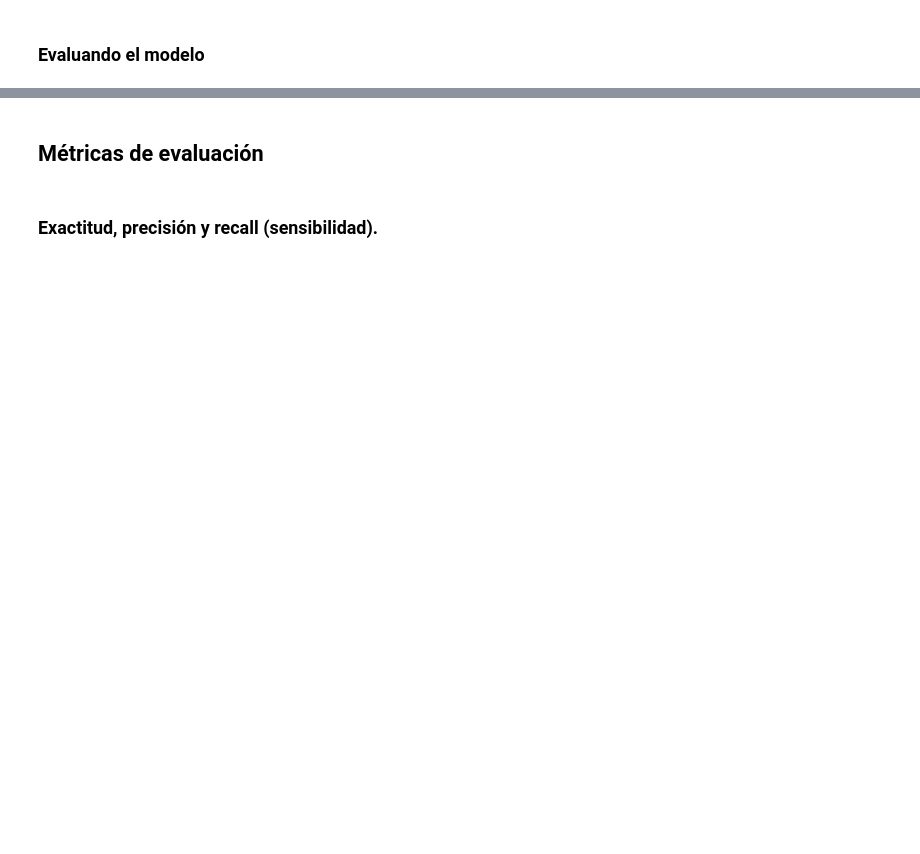
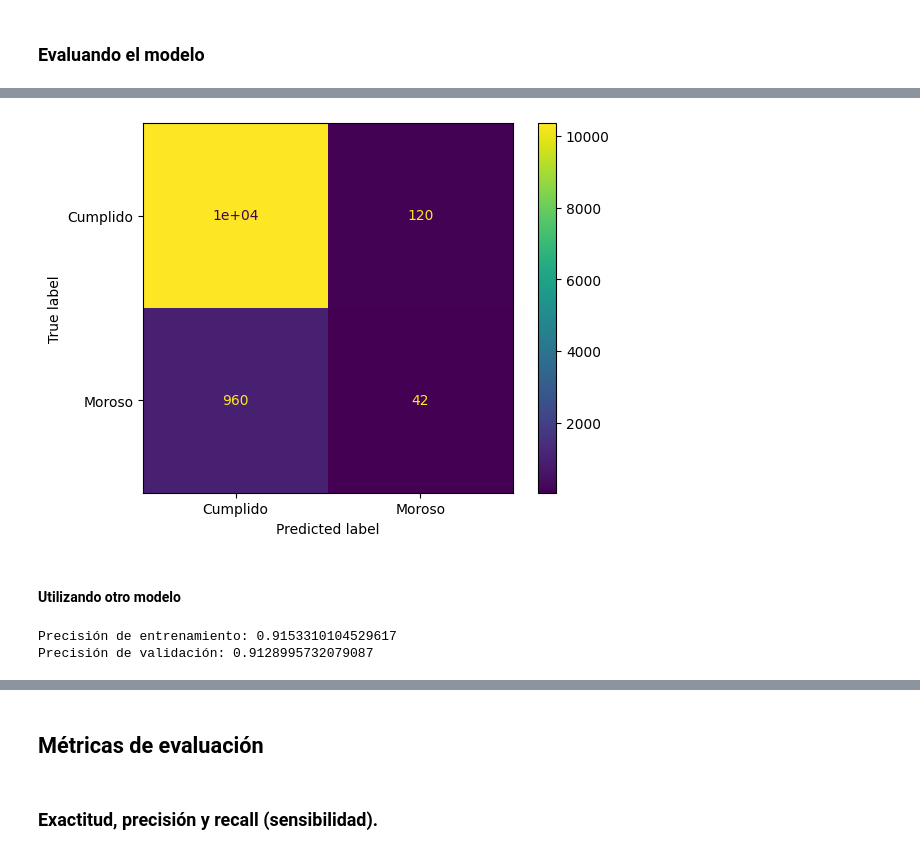
Before and after one commit to Starleen1996/Machine_Learning_modelos, a Jupyter notebook: Clasificacion_validacion_y_metricas.ipynb, the cells around one changed output, grey strips where cells are left out. Cells and saved outputs as stored; diff of their text form; code cells hidden in the pictures; blank space fills up the shorter version.

```diff
--- a/Clasificacion_validacion_y_metricas.ipynb
+++ b/Clasificacion_validacion_y_metricas.ipynb
@@ -34,0 +128,12 @@ Con el objetivo de verificar la capacidad de generalización de un modelo, debem
+# %%
+visualizacion = ConfusionMatrixDisplay(confusion_matrix =matriz_confusion, display_labels= ['Cumplido','Moroso'])
+visualizacion.plot();
+
+# El modelo predijo cumplido mas de 10.000 clientes.
+# 957 clientes se mostraron como cumplidos pero realmente eran morosos, un riesgo alto
+# el modelo dijo que 120 clientes eran morosos cuando realmente eran cumplidos.
+# Unicamente identifico como morosos de forma efectiva 42 clientes.
+# %% [output]
+[figure, added]
+# %% [markdown]
+#### Utilizando otro modelo
@@ -34,0 +143,13 @@ Con el objetivo de verificar la capacidad de generalización de un modelo, debem
+# %%
+#Ahora que hemos importado el algoritmo, solo necesitamos instanciar el RandomForestClassifier en una variable y utilizar el parámetro max_depth = 10 así como hicimos con el árbol de decisión. Esto evitará que el modelo se ajuste demasiado a los datos de entrenamiento. Después de eso, podemos ajustar el modelo con datos de entrenamiento y verificar el resultado de la precisión:
+#Al ejecutar el código, obtendremos el siguiente resultado:
+#Precisión de entrenamiento: 0.9154761904761904
+#Precisión de validación: 0.9127253723543245
+#Este resultado muestra que el RandomForest tuvo una precisión mejor que el árbol de decisión, indicando que el modelo tiene una tasa de aciertos general mejor.
+modelo_R = RandomForestClassifier(max_depth = 10)
+modelo_R.fit(X_train, y_train)
+print(f'Precisión de entrenamiento: {modelo_R.score(X_train, y_train)}')
+print(f'Precisión de validación: {modelo_R.score(X_val, y_val)}')
+# %% [output]
+Precisión de entrenamiento: 0.9153310104529617
+Precisión de validación: 0.9128995732079087
```
Also changed, not shown: parts of 18 cells of this notebook.
